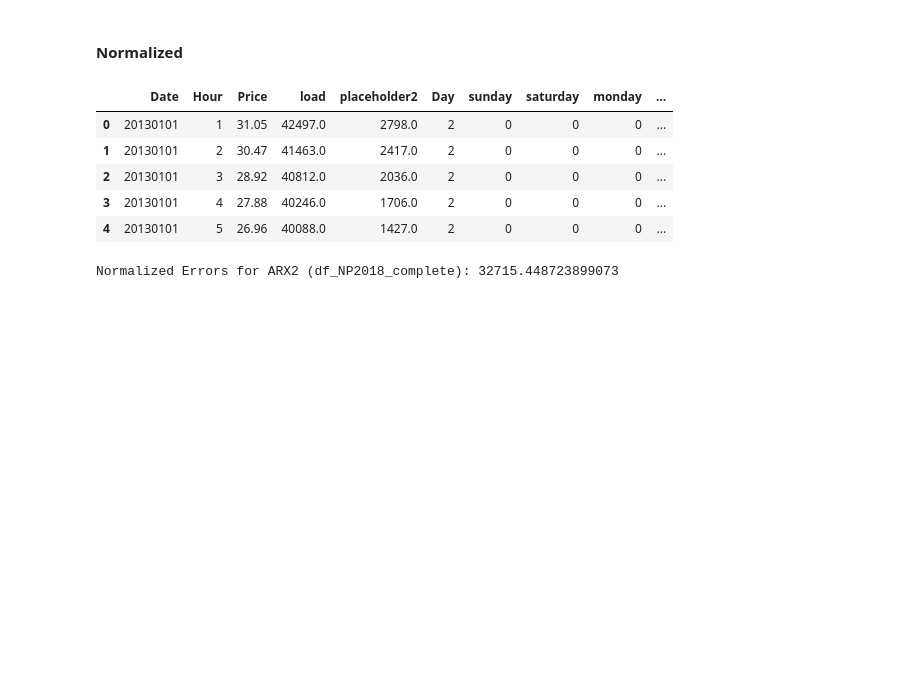
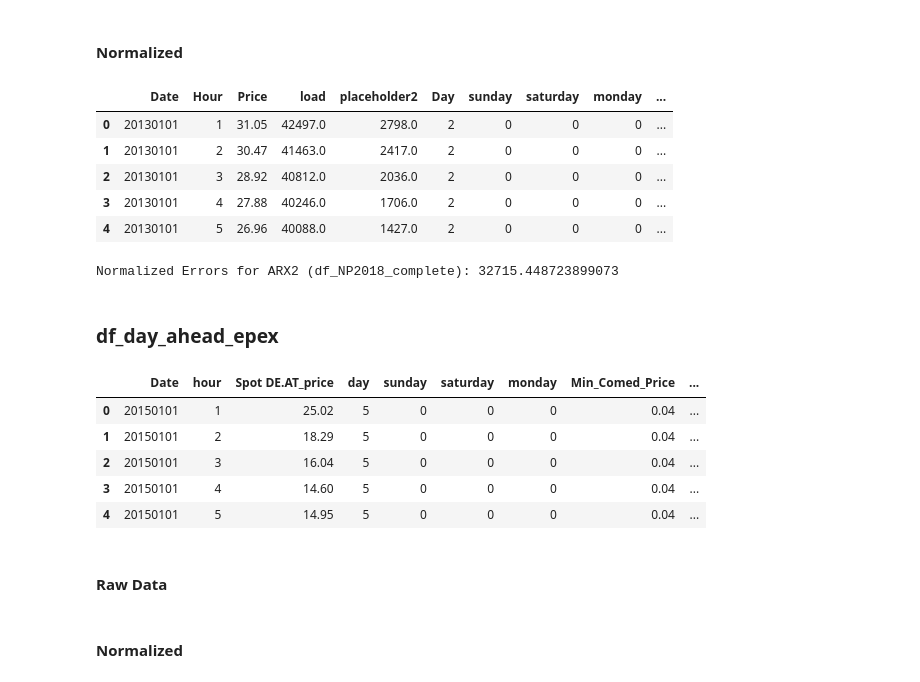
Before and after one commit to piovesanaedoardo/Project_Predictive-Analytics, a Jupyter notebook: main.ipynb, the cells around one changed output. Saved outputs shown, nothing was run; the diff lists cells and outputs as text; code cells hidden in the pictures; blank space fills up the shorter version.

```diff
--- a/main.ipynb
+++ b/main.ipynb
@@ -504,3 +531,18 @@ for h in range(24):
 print("Normalized Errors for ARX2 (df_NP2018_complete):" , np.mean(errors))
 # %% [output]
 Normalized Errors for ARX2 (df_NP2018_complete): 32715.448723899073
+# %% [markdown]
+### df_day_ahead_epex
+# %%
+df_day_ahead_epex.head()
+# %% [output]
+|  | Date | hour | Spot DE.AT_price | day | sunday | saturday | monday | Min_Comed_Price | ... |
+| 0 | 20150101 | 1 | 25.02 | 5 | 0 | 0 | 0 | 0.04 | ... |
+| 1 | 20150101 | 2 | 18.29 | 5 | 0 | 0 | 0 | 0.04 | ... |
+| 2 | 20150101 | 3 | 16.04 | 5 | 0 | 0 | 0 | 0.04 | ... |
+| 3 | 20150101 | 4 | 14.60 | 5 | 0 | 0 | 0 | 0.04 | ... |
+| 4 | 20150101 | 5 | 14.95 | 5 | 0 | 0 | 0 | 0.04 | ... |
+# %% [markdown]
+#### Raw Data
+# %% [markdown]
+#### Normalized
```
Also changed, not shown: parts of 8 cells of this notebook.
